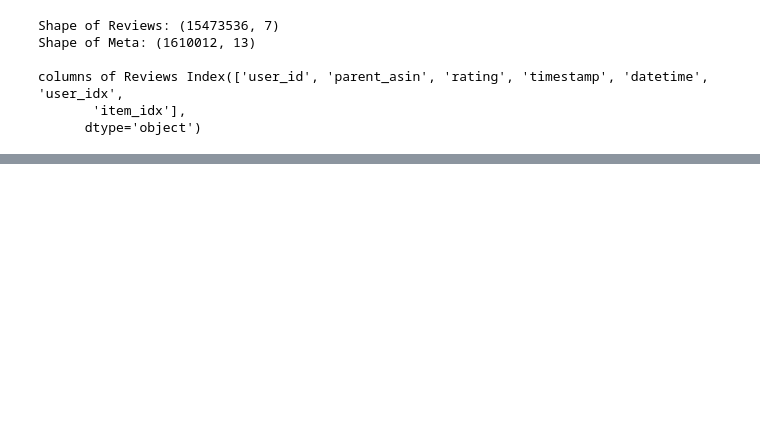
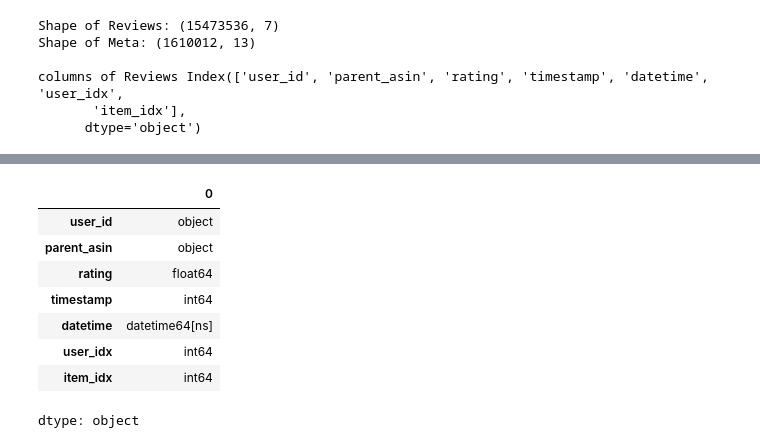
Before and after one commit to satyamkarn100-ctrl/Neural-Recommendation-Personalization-Engine, a Jupyter notebook: temporal_split.ipynb, the cells around one changed output, grey strips where cells are left out. Saved outputs shown, nothing was run; the diff lists cells and outputs as text; code cells hidden in the pictures; blank space fills up the shorter version.

```diff
--- a/temporal_split.ipynb
+++ b/temporal_split.ipynb
@@ -64,0 +71,12 @@ columns of Reviews Index(['user_id', 'parent_asin', 'rating', 'timestamp', 'date
+# %%
+reviews.dtypes
+# %% [output]
+|  | 0 |
+| user_id | object |
+| parent_asin | object |
+| rating | float64 |
+| timestamp | int64 |
+| datetime | datetime64[ns] |
+| user_idx | int64 |
+| item_idx | int64 |
+dtype: object
```
Also changed, not shown: parts of 9 cells of this notebook.
